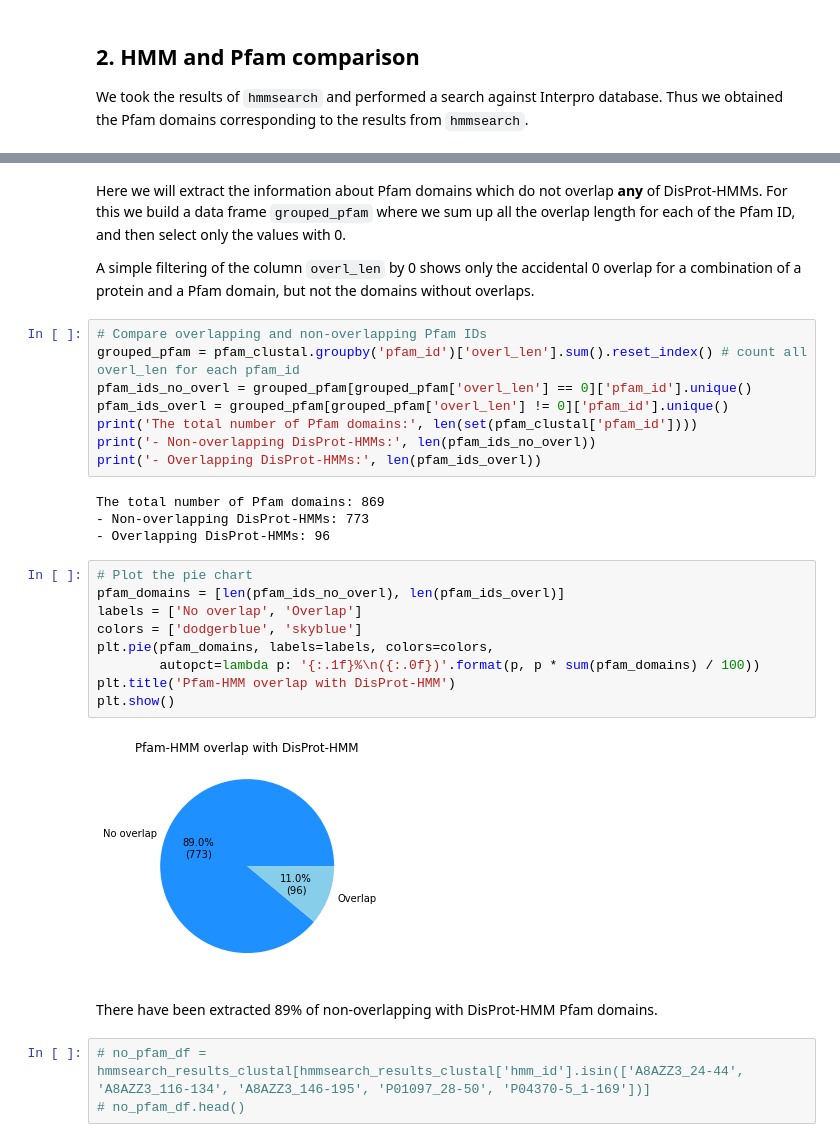
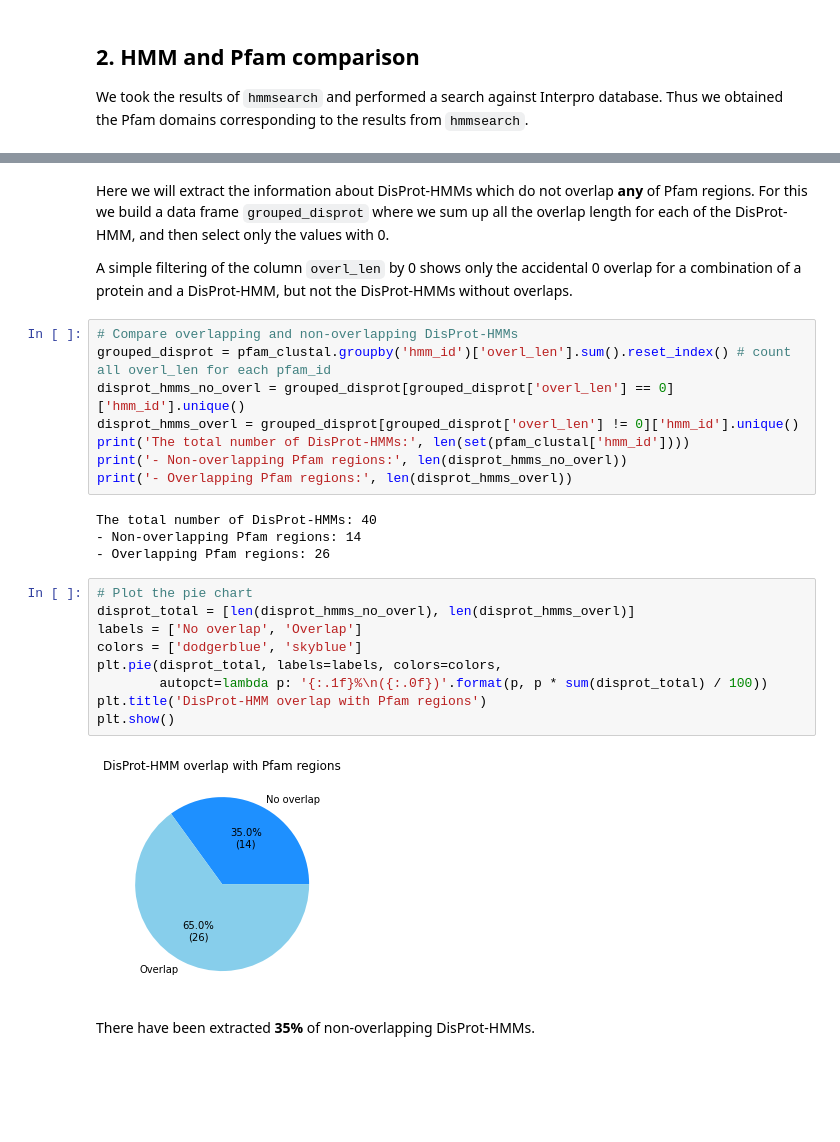
Before and after one commit to AlyaHarvelle/HMMER, a Jupyter notebook: hmm_analysis.ipynb, the cells around one changed output, grey strips where cells are left out. Saved outputs shown, nothing was run; the diff lists cells and outputs as text; blank space fills up the shorter version.

```diff
--- a/hmm_analysis.ipynb
+++ b/hmm_analysis.ipynb
@@ -187,34 +185,31 @@ The number of unique Pfam domains: 869
 | 4 | A0A010Q304 | PF02776 | IPR012001 | 91 | 205 | 115 | P07342 | P07342_580-595 | 1 | 16 | ... |
 5 rows × 23 columns
 # %% [markdown]
-Here we will extract the information about Pfam domains which do not overlap **any** of DisProt-HMMs. For this we build a data frame `grouped_pfam` where we sum up all the overlap length for each of the Pfam ID, and then select only the values with 0.
+Here we will extract the information about DisProt-HMMs which do not overlap **any** of Pfam regions. For this we build a data frame `grouped_disprot` where we sum up all the overlap length for each of the DisProt-HMM, and then select only the values with 0.
 
-A simple filtering of the column `overl_len` by 0 shows only the accidental 0 overlap for a combination of a protein and a Pfam domain, but not the domains without overlaps.
+A simple filtering of the column `overl_len` by 0 shows only the accidental 0 overlap for a combination of a protein and a DisProt-HMM, but not the DisProt-HMMs without overlaps.
 # %%
-# Compare overlapping and non-overlapping Pfam IDs
-grouped_pfam = pfam_clustal.groupby('pfam_id')['overl_len'].sum().reset_index() # count all overl_len for each pfam_id
-pfam_ids_no_overl = grouped_pfam[grouped_pfam['overl_len'] == 0]['pfam_id'].unique()
-pfam_ids_overl = grouped_pfam[grouped_pfam['overl_len'] != 0]['pfam_id'].unique()
-print('The total number of Pfam domains:', len(set(pfam_clustal['pfam_id'])))
-print('- Non-overlapping DisProt-HMMs:', len(pfam_ids_no_overl))
-print('- Overlapping DisProt-HMMs:', len(pfam_ids_overl))
+# Compare overlapping and non-overlapping DisProt-HMMs
+grouped_disprot = pfam_clustal.groupby('hmm_id')['overl_len'].sum().reset_index() # count all overl_len for each pfam_id
+disprot_hmms_no_overl = grouped_disprot[grouped_disprot['overl_len'] == 0]['hmm_id'].unique()
+disprot_hmms_overl = grouped_disprot[grouped_disprot['overl_len'] != 0]['hmm_id'].unique()
+print('The total number of DisProt-HMMs:', len(set(pfam_clustal['hmm_id'])))
+print('- Non-overlapping Pfam regions:', len(disprot_hmms_no_overl))
+print('- Overlapping Pfam regions:', len(disprot_hmms_overl))
 # %% [output]
-The total number of Pfam domains: 869
-- Non-overlapping DisProt-HMMs: 773
-- Overlapping DisProt-HMMs: 96
+The total number of DisProt-HMMs: 40
+- Non-overlapping Pfam regions: 14
+- Overlapping Pfam regions: 26
 # %%
 # Plot the pie chart
-pfam_domains = [len(pfam_ids_no_overl), len(pfam_ids_overl)]
+disprot_total = [len(disprot_hmms_no_overl), len(disprot_hmms_overl)]
 labels = ['No overlap', 'Overlap']
 colors = ['dodgerblue', 'skyblue']
-plt.pie(pfam_domains, labels=labels, colors=colors,
-        autopct=lambda p: '{:.1f}%\n({:.0f})'.format(p, p * sum(pfam_domains) / 100))
-plt.title('Pfam-HMM overlap with DisProt-HMM')
+plt.pie(disprot_total, labels=labels, colors=colors,
+        autopct=lambda p: '{:.1f}%\n({:.0f})'.format(p, p * sum(disprot_total) / 100))
+plt.title('DisProt-HMM overlap with Pfam regions')
 plt.show()
 # %% [output]
-[figure, old version]
+[figure, new version]
 # %% [markdown]
-There have been extracted 89% of non-overlapping with DisProt-HMM Pfam domains.
+There have been extracted **35%** of non-overlapping DisProt-HMMs.
-# %%
-# no_pfam_df = hmmsearch_results_clustal[hmmsearch_results_clustal['hmm_id'].isin(['A8AZZ3_24-44', 'A8AZZ3_116-134', 'A8AZZ3_146-195', 'P01097_28-50', 'P04370-5_1-169'])]
-# no_pfam_df.head()
```
Also changed, not shown: parts of 14 cells of this notebook.
